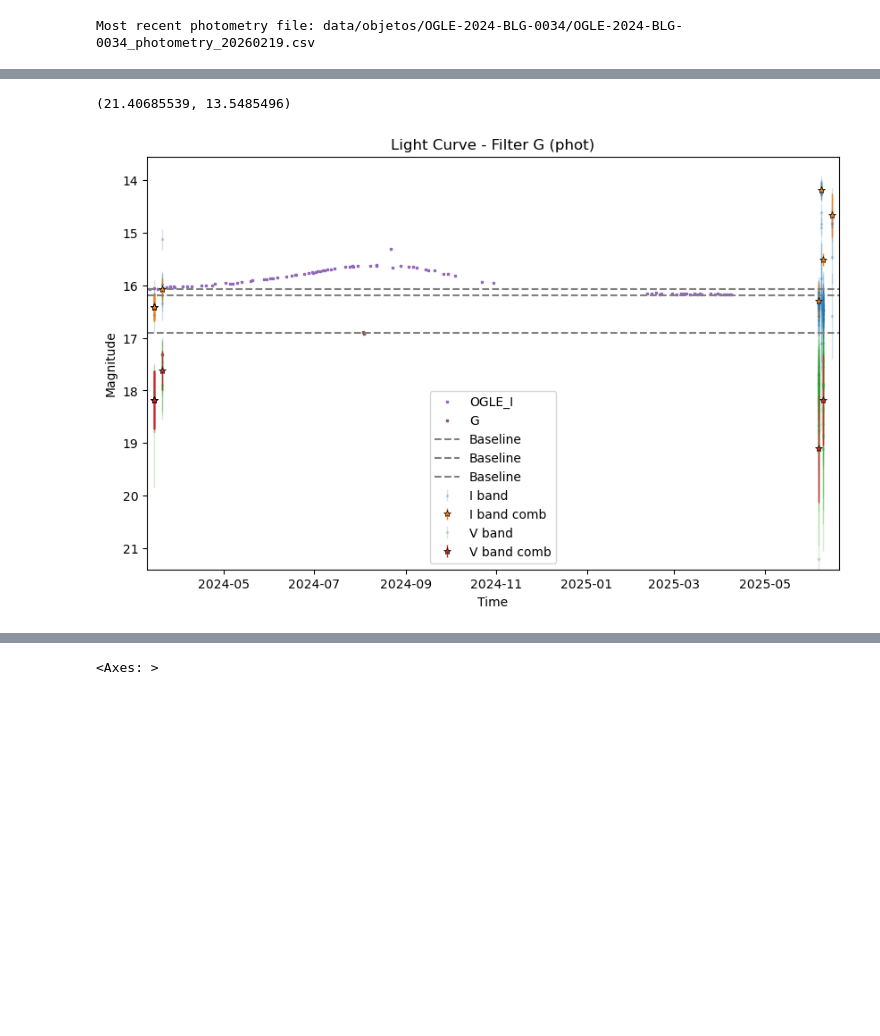
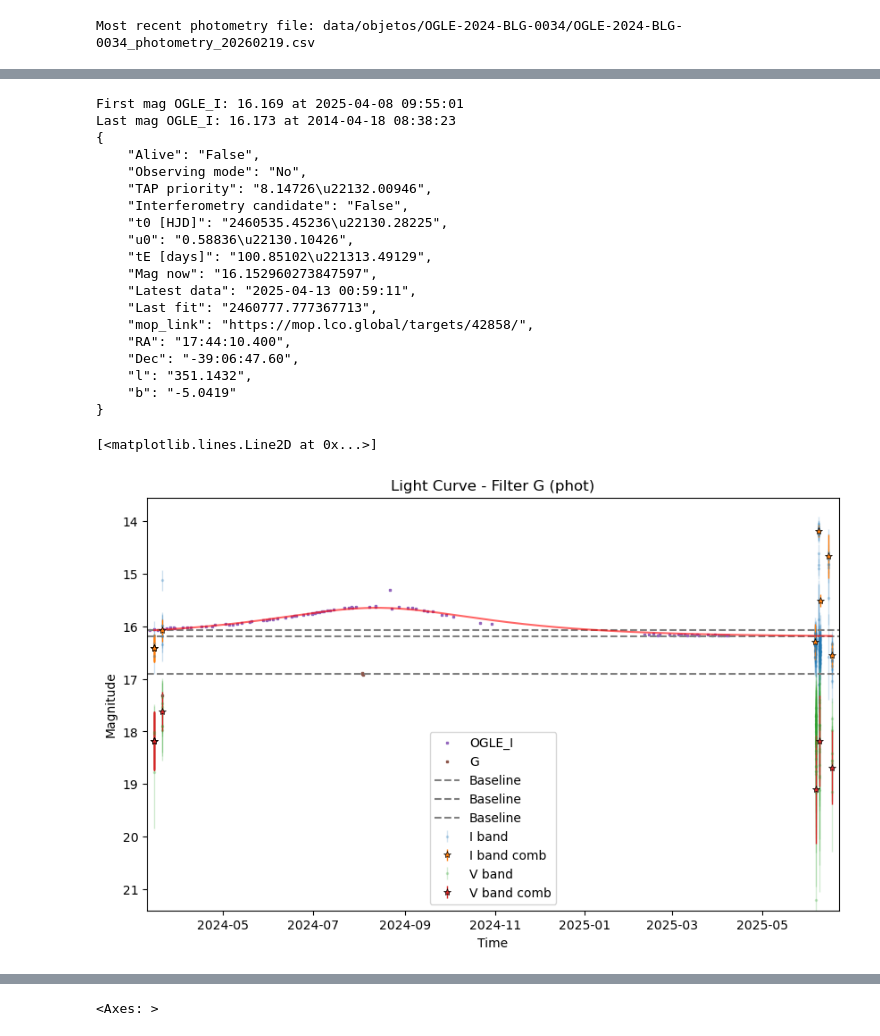
Before and after one commit to nowokaren/ulens_hsh, a Jupyter notebook: ulens_hsh/analyze_output.ipynb, the cells around one changed output, grey strips where cells are left out. Saved outputs shown, nothing was run; the diff lists cells and outputs as text; code cells hidden in the pictures; blank space fills up the shorter version.

```diff
--- a/ulens_hsh/analyze_output.ipynb
+++ b/ulens_hsh/analyze_output.ipynb
@@ -116,9 +116,9 @@ ax.legend()
 [figure]
 # %%
 import numpy as np
-
 import matplotlib.pyplot as plt
 # Process lc data for I and V bands
+
 lc['I_mag'] = lc['I'].apply(lambda x: float(x.strip('[]')) if pd.notna(x) and isinstance(x, str) else np.nan)
 lc['V_mag'] = lc['V'].apply(lambda x: float(x.strip('[]')) if pd.notna(x) and isinstance(x, str) else np.nan)
 lc['mjd_dt'] = pd.to_datetime(lc['mjd'], unit='D', origin=pd.Timestamp('1858-11-17'))
@@ -146,32 +146,92 @@ ax.set_title('Light Curve')
 ax.set_xlabel('Time')
 ax.set_ylabel('Magnitude')
 ax.invert_yaxis()
 plt.legend()
 
 # Process phot data
 phot['Magnitude_clean'] = phot['Magnitude'].apply(lambda x: float(x) if not str(x).startswith('>') else np.nan)
 phot['Timestamp_dt'] = pd.to_datetime(phot['Timestamp'])
 
 # Get unique filters in phot
 filters = phot['Filter'].unique()
 # Plot for each filter in phot
 for f in filters:
     if f == "OGLE_I":
         mask = (phot['Filter'] == f) & phot['Magnitude_clean'].notna()
         ax.plot(phot.loc[mask, 'Timestamp_dt'], phot.loc[mask, 'Magnitude_clean'], 's',ms=2,  label=f)
+        print(f"First mag OGLE_I: {phot.loc[mask, 'Magnitude_clean'].iloc[0]} at {phot.loc[mask, 'Timestamp_dt'].iloc[0]}")
+        print(f"Last mag OGLE_I: {phot.loc[mask, 'Magnitude_clean'].iloc[-1]} at {phot.loc[mask, 'Timestamp_dt'].iloc[-1]}")
+        first_mag_ogle_i = phot.loc[mask, 'Magnitude_clean'].iloc[0]
+        first_time_ogle_i = phot.loc[mask, 'Timestamp_dt'].iloc[0]
+        last_mag_ogle_i = phot.loc[mask, 'Magnitude_clean'].iloc[-1]
+        last_time_ogle_i = phot.loc[mask, 'Timestamp_dt'].iloc[-1]
     elif f == "G":
         mask = (phot['Filter'] == f) & phot['Magnitude_clean'].notna()
         ax.plot(phot.loc[mask, 'Timestamp_dt'], phot.loc[mask, 'Magnitude_clean']+0.2, 's',ms=2,  label=f)
     ax.set_title(f'Light Curve - Filter {f} (phot)')
     ax.set_xlabel('Time')
     ax.set_ylabel('Magnitude')
     ax.invert_yaxis()
 ax.axhline(16.19, color='gray', linestyle='--', label='Baseline')
 ax.axhline(16.07, color='gray', linestyle='--', label='Baseline')
 ax.axhline(16.9, color='gray', linestyle='--', label='Baseline')
 ax.legend(loc='lower center')
 ax.set_xlim(lc['mjd_dt'].min()-pd.Timedelta(days=5), lc['mjd_dt'].max()+pd.Timedelta(days=5))
 ax.set_ylim(lc[['I_mag', 'V_mag']].max().max() + 0.2, lc[['I_mag', 'V_mag']].min().min() - 0.5)
+params_path = "microlensing_data/OGLE-2024-BLG-0034_20260211.json"
+# Leer json:
+import json
+import re
+with open(params_path, 'r') as f:
+    params = json.load(f)
+print(json.dumps(params, indent=4))
+
+# Plotear modelo con parámetros del json
+def microlensing_model(t, t0, u0, tE, mag_base):
+    u = np.sqrt(u0**2 + ((t - t0) / tE)**2)
+    A = (u**2 + 2) / (u * np.sqrt(u**2 + 4))
+    return mag_base - 2.5 * np.log10(A)
+t = np.linspace(lc['mjd_dt'].min().value, lc['mjd_dt'].max().value, 1000)
+t = pd.to_datetime(t)
+# create numeric time grid in MJD and corresponding datetimes for plotting
+t_mjd = np.linspace(lc['mjd'].min(), lc['mjd'].max(), 1000)
+t = pd.to_datetime(t_mjd, unit='D', origin=pd.Timestamp('1858-11-17'))
+
+def _parse_num(x):
+    if isinstance(x, (int, float, np.number)):
+        return float(x)
+    if x is None:
+        return np.nan
+    m = re.search(r'[-+]?\d*\.?\d+(?:[eE][-+]?\d+)?', str(x))
+    return float(m.group()) if m else np.nan
+
+t0 = _parse_num(params.get('t0') or params.get('t0 [HJD]'))-2400000.5
+u0 = _parse_num(params.get('u0'))*1.2
+tE = _parse_num(params.get('tE') or params.get('tE [days]'))*1.1
+mag_base = _parse_num(params.get('mag_base') or params.get('Mag now') or params.get('Mag_now'))+0.05
+
+model_mag = microlensing_model(t_mjd, t0, u0, tE, mag_base)
+
+ax.plot(t, model_mag, label='Microlensing Model', alpha=0.6, color='red')
 # %% [output]
-(21.40685539, 13.5485496)
+First mag OGLE_I: 16.169 at 2025-04-08 09:55:01
+Last mag OGLE_I: 16.173 at 2014-04-18 08:38:23
+{
+    "Alive": "False",
+    "Observing mode": "No",
+    "TAP priority": "8.14726\u22132.00946",
+    "Interferometry candidate": "False",
+    "t0 [HJD]": "2460535.45236\u22130.28225",
+    "u0": "0.58836\u22130.10426",
+    "tE [days]": "100.85102\u221313.49129",
+    "Mag now": "16.152960273847597",
+    "Latest data": "2025-04-13 00:59:11",
+    "Last fit": "2460777.777367713",
+    "mop_link": "https://mop.lco.global/targets/42858/",
+    "RA": "17:44:10.400",
+    "Dec": "-39:06:47.60",
+    "l": "351.1432",
+    "b": "-5.0419"
+}
+[<matplotlib.lines.Line2D at 0x...>]
-[figure, old version]
+[figure, new version]
```
Also changed, not shown: parts of 20 cells of this notebook, 5 other files.
